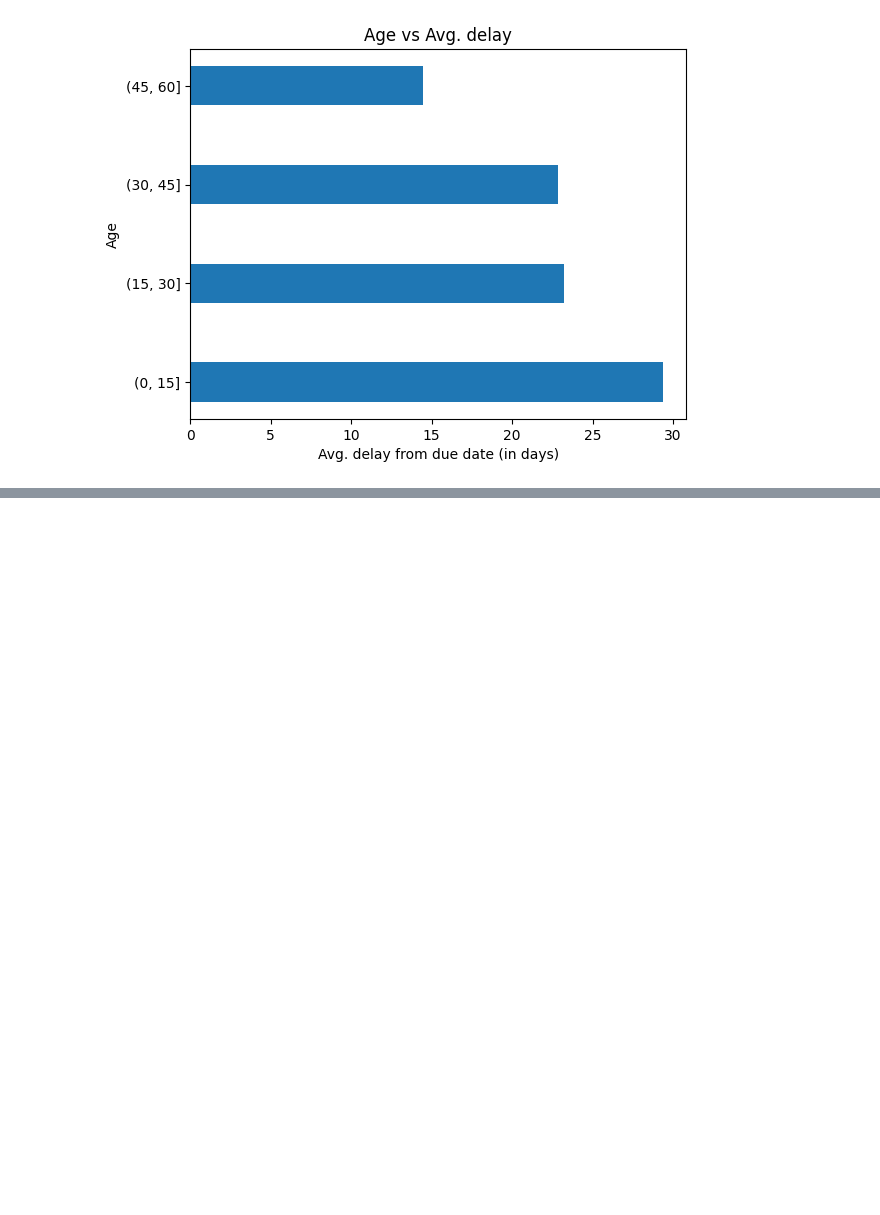
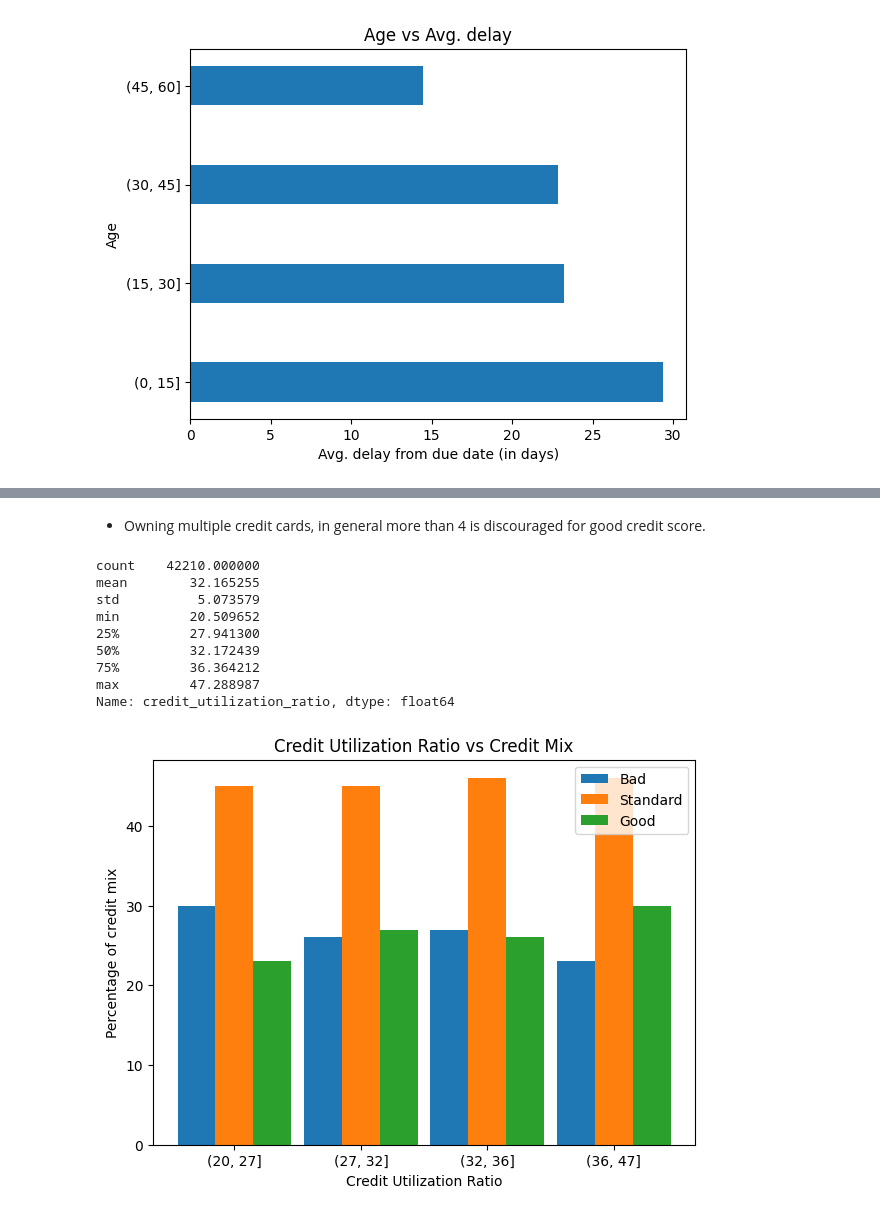
Before and after one commit to VarshaMenani/Bank_user_dataset_EDA, a Jupyter notebook: bank_user_dataset.ipynb, the cells around one changed output, grey strips where cells are left out. Saved outputs shown, nothing was run; the diff lists cells and outputs as text; code cells hidden in the pictures; blank space fills up the shorter version.

```diff
--- a/bank_user_dataset.ipynb
+++ b/bank_user_dataset.ipynb
@@ -555,0 +631,36 @@ plt.show()
+# %% [markdown]
+* Owning multiple credit cards, in general more than 4 is discouraged for good credit score.
+# %%
+#credit utilization vs delay from due date
+print(bank_df['credit_utilization_ratio'].describe())
+
+bins = [20,27,32,36,47]
+
+df = pivot_df(bank_df.copy(), 'credit_utilization_ratio', 'credit_mix', bins)
+df.head()
+
+# show plot
+X_axis = np.arange(df.shape[0])
+
+plt.figure(figsize=(7,5))
+plt.bar(X_axis - 0.3, df['Bad'], 0.3, label = 'Bad')
+plt.bar(X_axis, df['Standard'], 0.3, label = 'Standard')
+plt.bar(X_axis + 0.3, df['Good'], 0.3, label = 'Good')
+
+plt.xticks(X_axis, df['credit_utilization_ratio'])
+plt.xlabel("Credit Utilization Ratio")
+plt.ylabel("Percentage of credit mix")
+plt.title("Credit Utilization Ratio vs Credit Mix")
+plt.legend()
+plt.show()
+# %% [output]
+count    42210.000000
+mean        32.165255
+std          5.073579
+min         20.509652
+25%         27.941300
+50%         32.172439
+75%         36.364212
+max         47.288987
+Name: credit_utilization_ratio, dtype: float64
+[figure, added]
```
Also changed, not shown: parts of 37 cells of this notebook.
